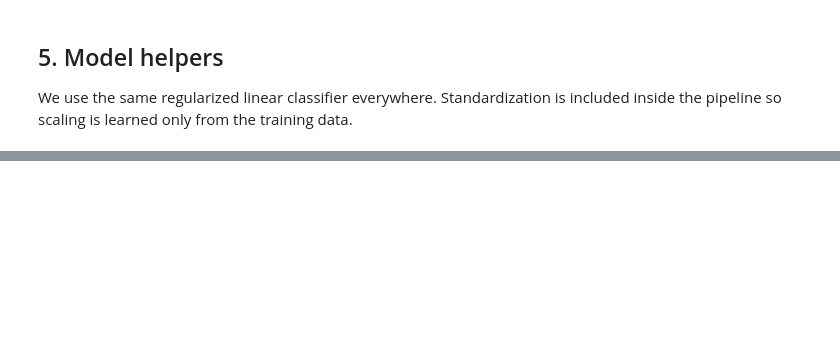
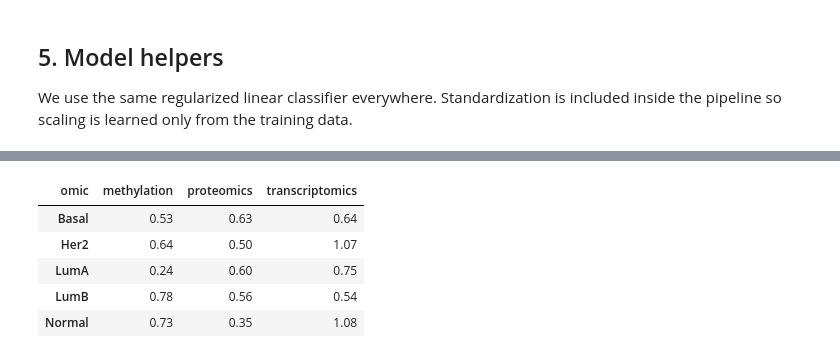
Before and after one commit to Barry8197/ECCB2026_TEST, a Jupyter notebook: sessions/session-2-multi-omics/part-1-linear-methods.ipynb, the cells around one changed output, grey strips where cells are left out. Saved outputs shown, nothing was run; the diff lists cells and outputs as text; code cells hidden in the pictures; blank space fills up the shorter version.

```diff
--- a/sessions/session-2-multi-omics/part-1-linear-methods.ipynb
+++ b/sessions/session-2-multi-omics/part-1-linear-methods.ipynb
@@ -294,0 +714,19 @@ results_df
+# %%
+# Unlike late integration's fixed weights, stacking's learned coefficients show
+# how much the meta-learner trusts each omic, per predicted subtype.
+meta_coefs = pd.DataFrame(
+    meta_model.coef_, index=meta_model.classes_, columns=meta_X_train.columns
+)
+meta_coefs.columns = pd.MultiIndex.from_tuples(
+    [tuple(col.split("::")) for col in meta_coefs.columns], names=["omic", "class"]
+)
+
+#magnitude of reliance
+meta_coefs.abs().T.groupby(level="omic").mean().T.round(2)
+# %% [output]
+| omic | methylation | proteomics | transcriptomics |
+| Basal | 0.53 | 0.63 | 0.64 |
+| Her2 | 0.64 | 0.50 | 1.07 |
+| LumA | 0.24 | 0.60 | 0.75 |
+| LumB | 0.78 | 0.56 | 0.54 |
+| Normal | 0.73 | 0.35 | 1.08 |
```
Also changed, not shown: parts of 46 cells of this notebook.
